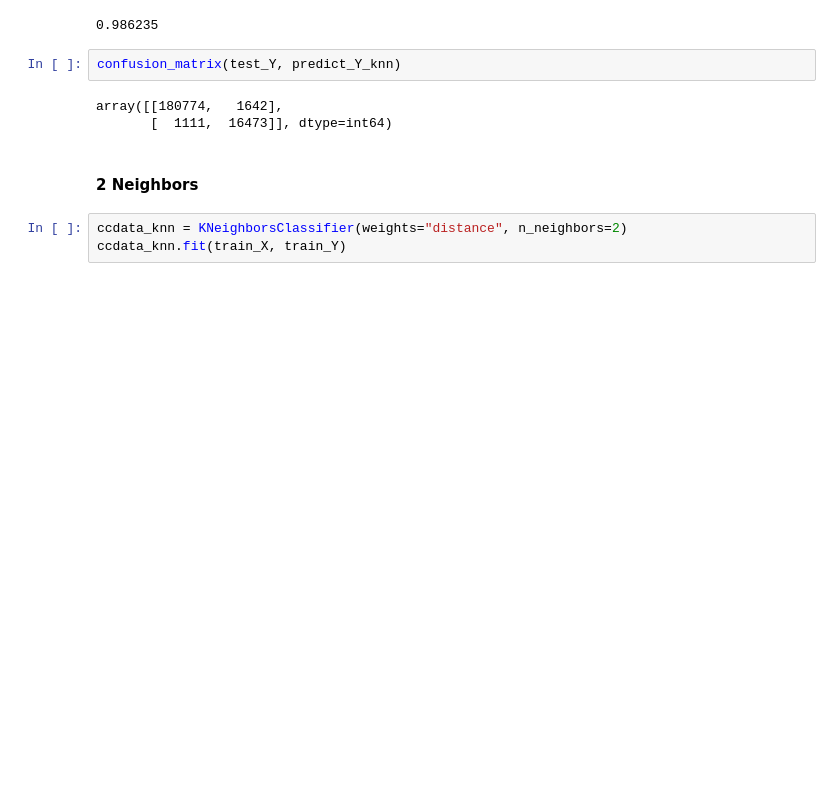
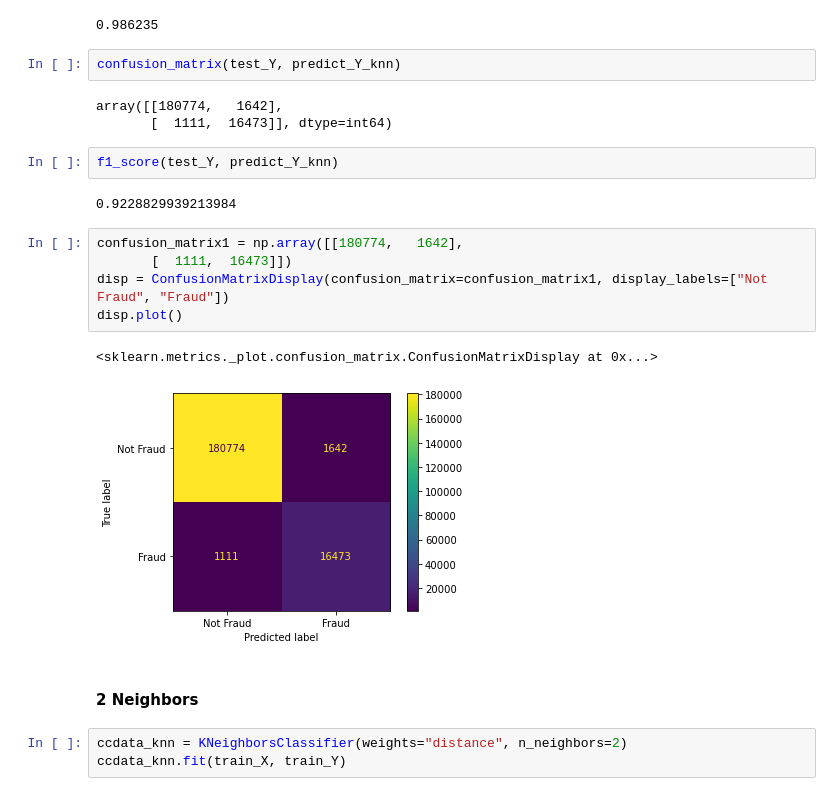
Before and after one commit to wavyvone/Credit_Card_Fraud, a Jupyter notebook: Mini-Project 2 - KNN.ipynb, the cells around one changed output. Saved outputs shown, nothing was run; the diff lists cells and outputs as text; blank space fills up the shorter version.

```diff
--- a/Mini-Project 2 - KNN.ipynb
+++ b/Mini-Project 2 - KNN.ipynb
@@ -82,6 +105,18 @@ confusion_matrix(test_Y, predict_Y_knn)
 # %% [output]
 array([[180774,   1642],
        [  1111,  16473]], dtype=int64)
+# %%
+f1_score(test_Y, predict_Y_knn)
+# %% [output]
+0.9228829939213984
+# %%
+confusion_matrix1 = np.array([[180774,   1642],
+       [  1111,  16473]])
+disp = ConfusionMatrixDisplay(confusion_matrix=confusion_matrix1, display_labels=["Not Fraud", "Fraud"])
+disp.plot()
+# %% [output]
+<sklearn.metrics._plot.confusion_matrix.ConfusionMatrixDisplay at 0x...>
+[figure, added]
 # %% [markdown]
 #### 2 Neighbors
 # %%
```
Also changed, not shown: parts of 12 cells of this notebook.
